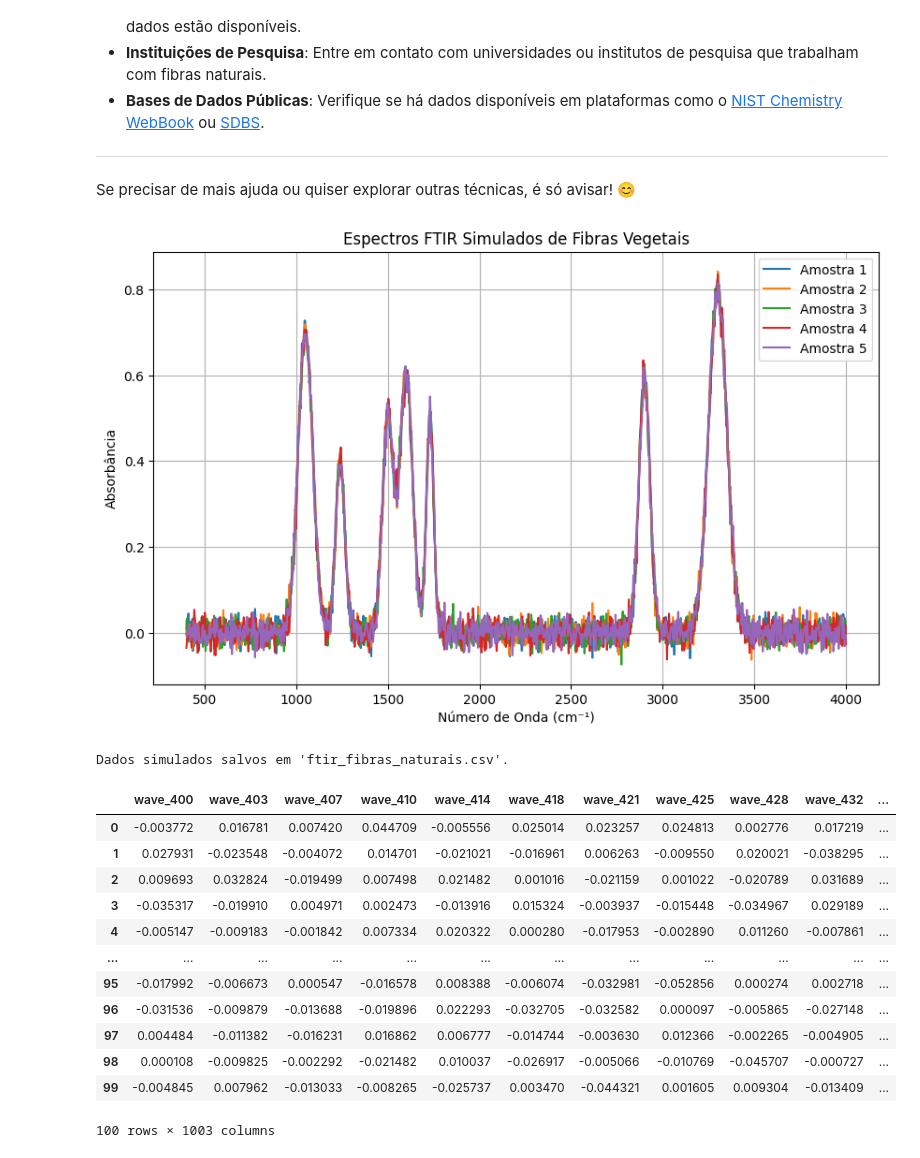
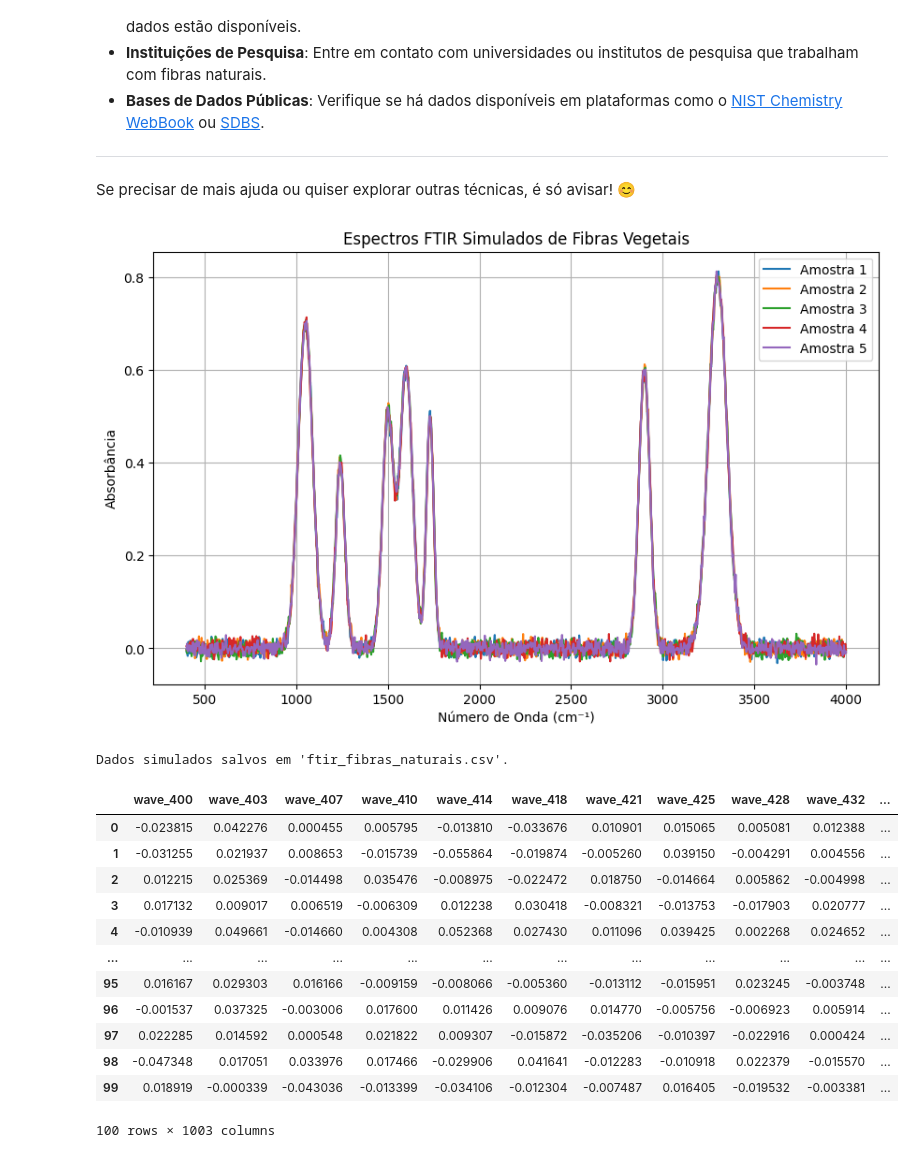
Before and after one commit to juliosdutra/ModelagemPPEQ1019, a Jupyter notebook: FTIR_simulado.ipynb, the cells around one changed output. Cells and saved outputs as stored; diff of their text form; code cells hidden in the pictures.

```diff
--- a/FTIR_simulado.ipynb
+++ b/FTIR_simulado.ipynb
@@ -167,50 +167,50 @@ for i in range(num_amostras):
         spectra[i] += gaussian_peak(wave_numbers, center, height, width)
 
     # Adicionar ruído
-    noise = np.random.normal(0, 0.02, num_pontos)  # Ruído aleatório
+    noise = np.random.normal(0, 0.01, num_pontos)  # Ruído aleatório
     spectra[i] += noise
 
 # Gerar propriedades termomecânicas sintéticas
 resistencia_tracao = np.random.uniform(50, 1000, num_amostras)  # Resistência à tração (MPa)
 modulo_elasticidade = np.random.uniform(1, 50, num_amostras)    # Módulo de elasticidade (GPa)
 condutividade_termica = np.random.uniform(0.1, 0.5, num_amostras)  # Condutividade térmica (W/m·K)
 
 # Plotar alguns espectros
 plt.figure(figsize=(10, 6))
 for i in range(5):  # Plotar as primeiras 5 amostras
     plt.plot(wave_numbers, spectra[i], label=f"Amostra {i+1}")
 plt.title("Espectros FTIR Simulados de Fibras Vegetais")
 plt.xlabel("Número de Onda (cm⁻¹)")
 plt.ylabel("Absorbância")
 plt.legend()
 plt.grid()
 plt.show()
 
 # Criar DataFrame
 df = pd.DataFrame(spectra, columns=[f"wave_{int(w)}" for w in wave_numbers])
 df["resistencia_tracao"] = resistencia_tracao
 df["modulo_elasticidade"] = modulo_elasticidade
 df["condutividade_termica"] = condutividade_termica
 
 # Salvar em CSV
 df.to_csv("ftir_fibras_naturais.csv", index=False)
 print("Dados simulados salvos em 'ftir_fibras_naturais.csv'.")
 # %% [output]
-[figure, old version]
+[figure, new version]
 Dados simulados salvos em 'ftir_fibras_naturais.csv'.
 # %%
 df
 # %% [output]
 |  | wave_400 | wave_403 | wave_407 | wave_410 | wave_414 | wave_418 | wave_421 | wave_425 | wave_428 | wave_432 | ... |
-| 0 | -0.003772 | 0.016781 | 0.007420 | 0.044709 | -0.005556 | 0.025014 | 0.023257 | 0.024813 | 0.002776 | 0.017219 | ... |
-| 1 | 0.027931 | -0.023548 | -0.004072 | 0.014701 | -0.021021 | -0.016961 | 0.006263 | -0.009550 | 0.020021 | -0.038295 | ... |
-| 2 | 0.009693 | 0.032824 | -0.019499 | 0.007498 | 0.021482 | 0.001016 | -0.021159 | 0.001022 | -0.020789 | 0.031689 | ... |
-| 3 | -0.035317 | -0.019910 | 0.004971 | 0.002473 | -0.013916 | 0.015324 | -0.003937 | -0.015448 | -0.034967 | 0.029189 | ... |
-| 4 | -0.005147 | -0.009183 | -0.001842 | 0.007334 | 0.020322 | 0.000280 | -0.017953 | -0.002890 | 0.011260 | -0.007861 | ... |
+| 0 | -0.023815 | 0.042276 | 0.000455 | 0.005795 | -0.013810 | -0.033676 | 0.010901 | 0.015065 | 0.005081 | 0.012388 | ... |
+| 1 | -0.031255 | 0.021937 | 0.008653 | -0.015739 | -0.055864 | -0.019874 | -0.005260 | 0.039150 | -0.004291 | 0.004556 | ... |
+| 2 | 0.012215 | 0.025369 | -0.014498 | 0.035476 | -0.008975 | -0.022472 | 0.018750 | -0.014664 | 0.005862 | -0.004998 | ... |
+| 3 | 0.017132 | 0.009017 | 0.006519 | -0.006309 | 0.012238 | 0.030418 | -0.008321 | -0.013753 | -0.017903 | 0.020777 | ... |
+| 4 | -0.010939 | 0.049661 | -0.014660 | 0.004308 | 0.052368 | 0.027430 | 0.011096 | 0.039425 | 0.002268 | 0.024652 | ... |
 | ... | ... | ... | ... | ... | ... | ... | ... | ... | ... | ... | ... |
-| 95 | -0.017992 | -0.006673 | 0.000547 | -0.016578 | 0.008388 | -0.006074 | -0.032981 | -0.052856 | 0.000274 | 0.002718 | ... |
-| 96 | -0.031536 | -0.009879 | -0.013688 | -0.019896 | 0.022293 | -0.032705 | -0.032582 | 0.000097 | -0.005865 | -0.027148 | ... |
-| 97 | 0.004484 | -0.011382 | -0.016231 | 0.016862 | 0.006777 | -0.014744 | -0.003630 | 0.012366 | -0.002265 | -0.004905 | ... |
-| 98 | 0.000108 | -0.009825 | -0.002292 | -0.021482 | 0.010037 | -0.026917 | -0.005066 | -0.010769 | -0.045707 | -0.000727 | ... |
-| 99 | -0.004845 | 0.007962 | -0.013033 | -0.008265 | -0.025737 | 0.003470 | -0.044321 | 0.001605 | 0.009304 | -0.013409 | ... |
+| 95 | 0.016167 | 0.029303 | 0.016166 | -0.009159 | -0.008066 | -0.005360 | -0.013112 | -0.015951 | 0.023245 | -0.003748 | ... |
+| 96 | -0.001537 | 0.037325 | -0.003006 | 0.017600 | 0.011426 | 0.009076 | 0.014770 | -0.005756 | -0.006923 | 0.005914 | ... |
+| 97 | 0.022285 | 0.014592 | 0.000548 | 0.021822 | 0.009307 | -0.015872 | -0.035206 | -0.010397 | -0.022916 | 0.000424 | ... |
+| 98 | -0.047348 | 0.017051 | 0.033976 | 0.017466 | -0.029906 | 0.041641 | -0.012283 | -0.010918 | 0.022379 | -0.015570 | ... |
+| 99 | 0.018919 | -0.000339 | -0.043036 | -0.013399 | -0.034106 | -0.012304 | -0.007487 | 0.016405 | -0.019532 | -0.003381 | ... |
 100 rows × 1003 columns
```
Also changed, not shown: parts of 7 cells of this notebook.
